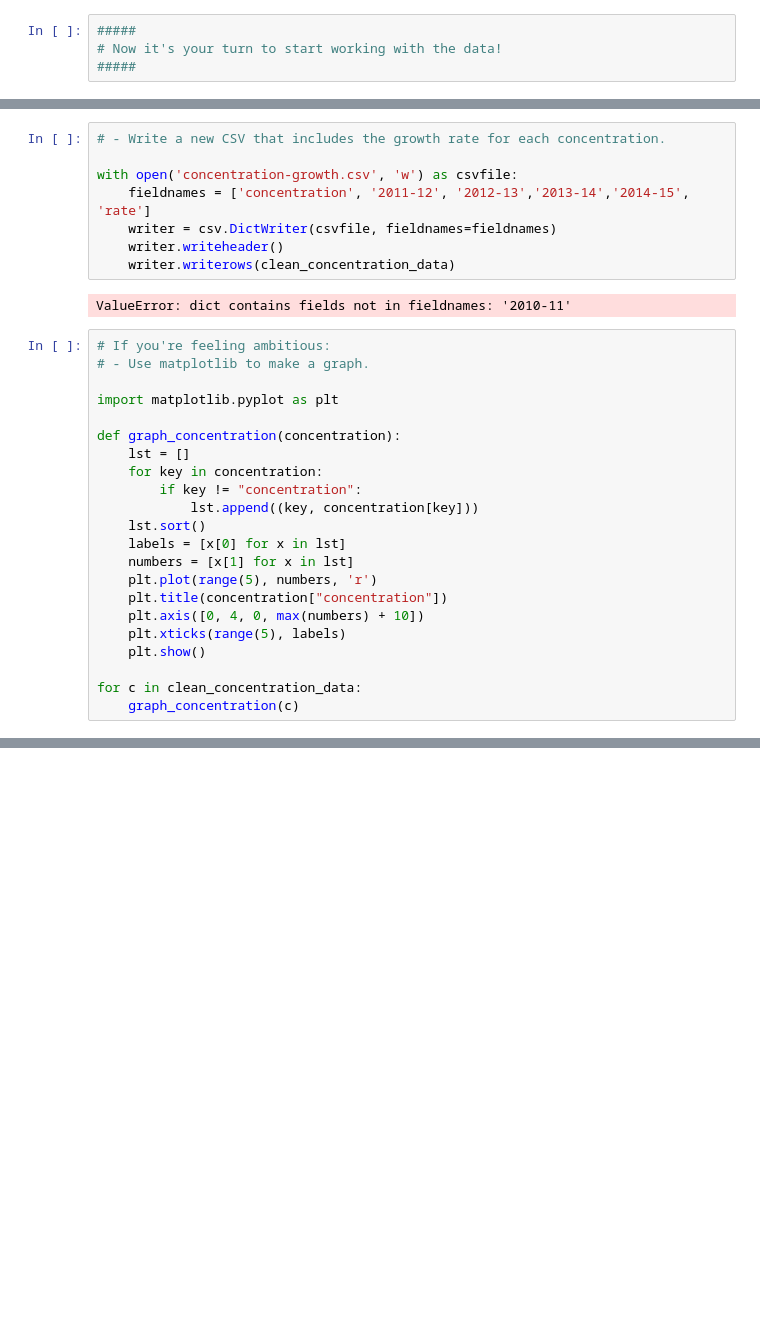
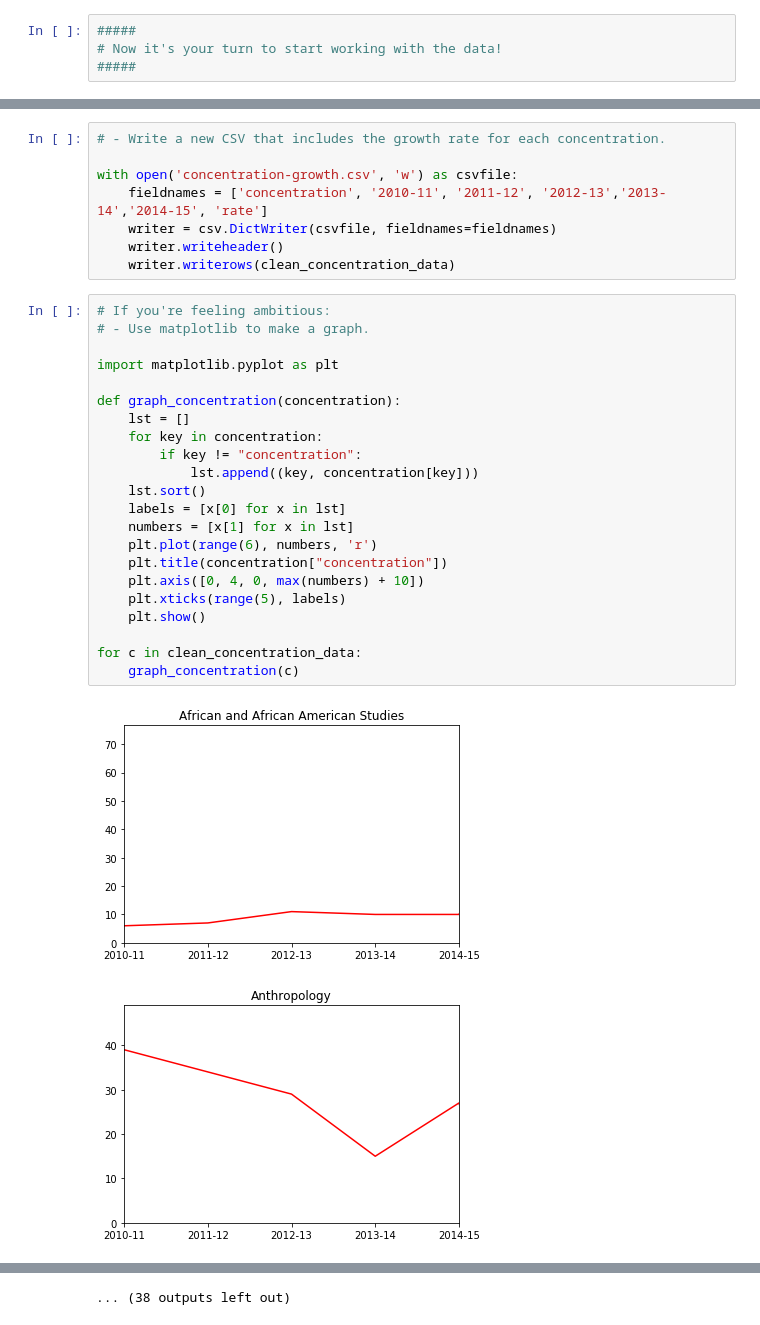
Before and after one commit to HarvardOpenData/ipython-tutorial, a Jupyter notebook: Solutions.ipynb, the cells around one changed output, grey strips where cells are left out. Cells and saved outputs as stored; diff of their text form; blank space fills up the shorter version.

```diff
--- a/Solutions.ipynb
+++ b/Solutions.ipynb
@@ -152,31 +265,32 @@ clean_concentration_data
 # - Write a new CSV that includes the growth rate for each concentration.
 
 with open('concentration-growth.csv', 'w') as csvfile:
-    fieldnames = ['concentration', '2011-12', '2012-13','2013-14','2014-15', 'rate']
+    fieldnames = ['concentration', '2010-11', '2011-12', '2012-13','2013-14','2014-15', 'rate']
     writer = csv.DictWriter(csvfile, fieldnames=fieldnames)
     writer.writeheader()
     writer.writerows(clean_concentration_data)
-# %% [output]
-ValueError: dict contains fields not in fieldnames: '2010-11'
 # %%
 # If you're feeling ambitious:
 # - Use matplotlib to make a graph.
 
 import matplotlib.pyplot as plt
 
 def graph_concentration(concentration):
     lst = []
     for key in concentration:
         if key != "concentration":
             lst.append((key, concentration[key]))
     lst.sort()
     labels = [x[0] for x in lst]
     numbers = [x[1] for x in lst]
-    plt.plot(range(5), numbers, 'r')
+    plt.plot(range(6), numbers, 'r')
     plt.title(concentration["concentration"])
     plt.axis([0, 4, 0, max(numbers) + 10])
     plt.xticks(range(5), labels)
     plt.show()
 
 for c in clean_concentration_data:
     graph_concentration(c)
+# %% [output]
+[figure, added]
+[figure, added]
@@ -182,0 +307 @@ for c in clean_concentration_data:
+... (38 outputs left out)
```
Also changed, not shown: parts of 14 cells of this notebook, 1 other file.
